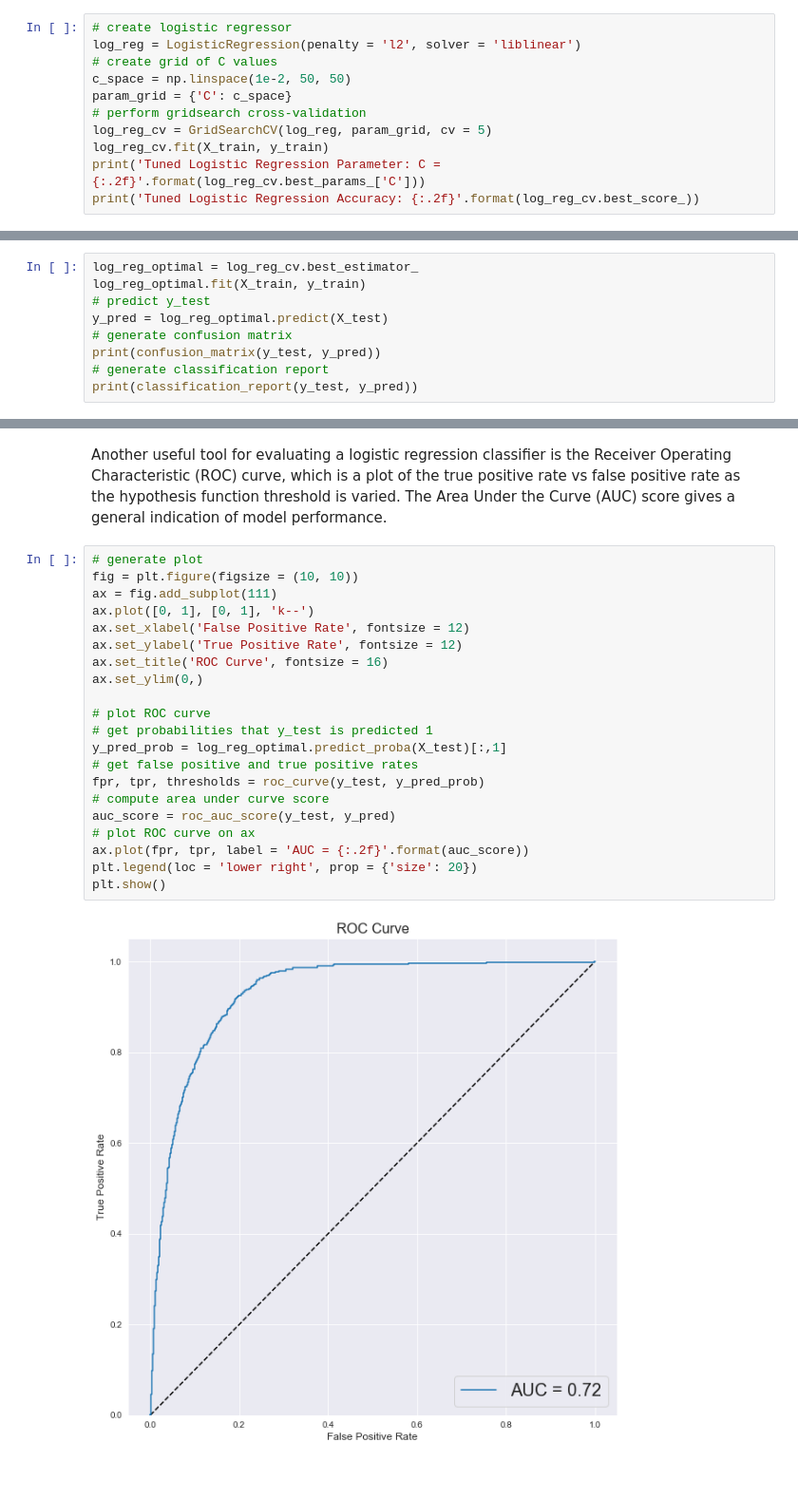
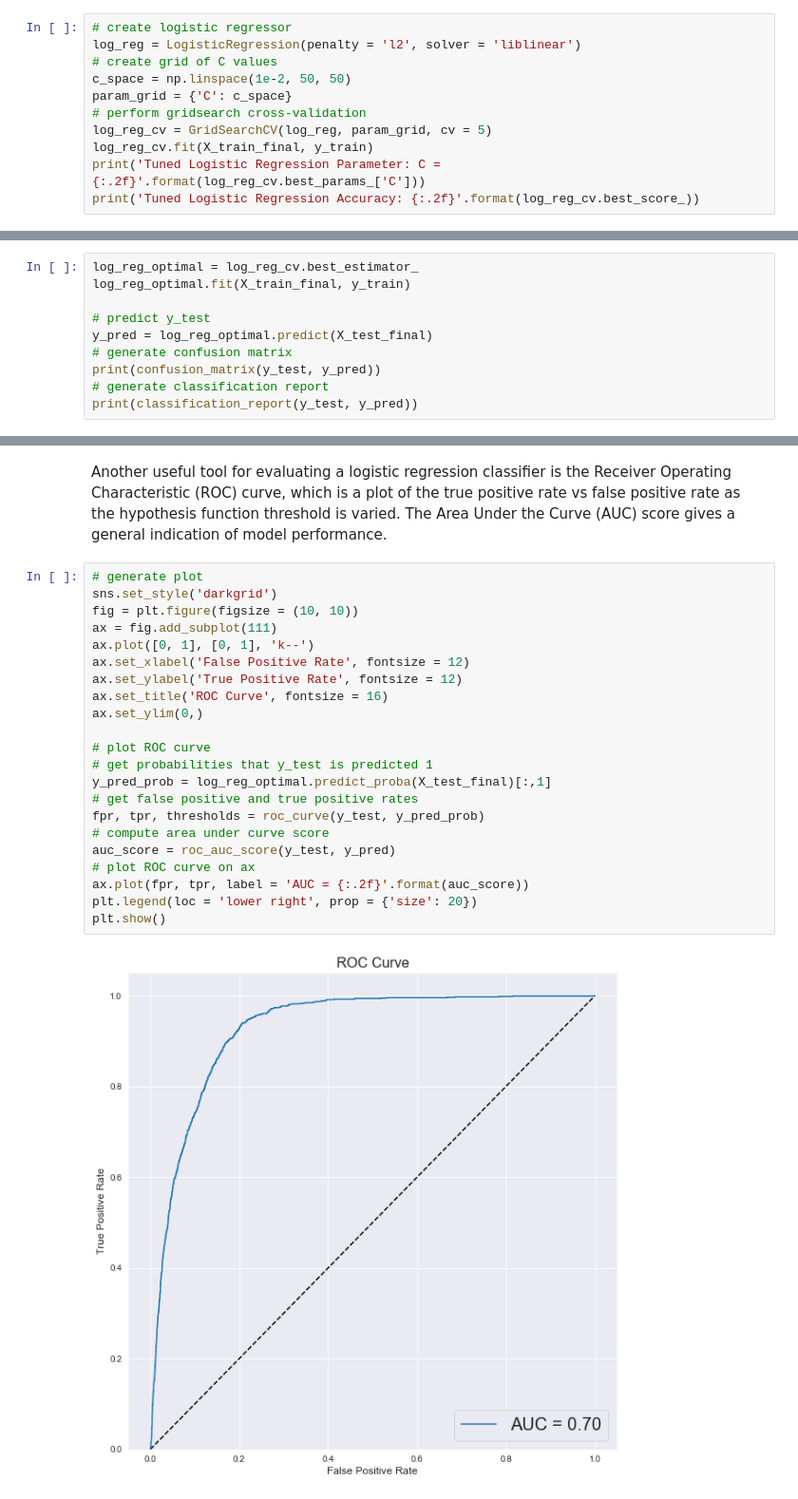
Before and after one commit to Nitram-codes/Supervised-Learning, a Jupyter notebook: Logistic Regression/Logistic Regression Portugese Bank.ipynb, the cells around one changed output, grey strips where cells are left out. Shown at 95% size. Saved outputs shown, nothing was run; the diff lists cells and outputs as text.

```diff
--- a/Logistic Regression/Logistic Regression Portugese Bank.ipynb
+++ b/Logistic Regression/Logistic Regression Portugese Bank.ipynb
@@ -103,7 +123,7 @@ c_space = np.linspace(1e-2, 50, 50)
 param_grid = {'C': c_space}
 # perform gridsearch cross-validation
 log_reg_cv = GridSearchCV(log_reg, param_grid, cv = 5)
-log_reg_cv.fit(X_train, y_train)
+log_reg_cv.fit(X_train_final, y_train)
 print('Tuned Logistic Regression Parameter: C = {:.2f}'.format(log_reg_cv.best_params_['C']))
 print('Tuned Logistic Regression Accuracy: {:.2f}'.format(log_reg_cv.best_score_))
 # %% [output]
@@ -115,9 +135,10 @@ The optimal regularisation hyperparameter $\alpha \approx 1$. We can place a hig
 We can create a new classifier with the tuned hyperparameters found by the grid search and make predictions on the testing set. The confusion matrix and classfication report further help us to evaluate the model performance.
 # %%
 log_reg_optimal = log_reg_cv.best_estimator_
-log_reg_optimal.fit(X_train, y_train)
+log_reg_optimal.fit(X_train_final, y_train)
+
 # predict y_test
-y_pred = log_reg_optimal.predict(X_test)
+y_pred = log_reg_optimal.predict(X_test_final)
 # generate confusion matrix
 print(confusion_matrix(y_test, y_pred))
 # generate classification report
@@ -139,24 +160,25 @@ The model performs significantly better for negative samples than positive sampl
 Another useful tool for evaluating a logistic regression classifier is the Receiver Operating Characteristic (ROC) curve, which is a plot of the true positive rate vs false positive rate as the hypothesis function threshold is varied. The Area Under the Curve (AUC) score gives a general indication of model performance.
 # %%
 # generate plot
+sns.set_style('darkgrid')
 fig = plt.figure(figsize = (10, 10))
 ax = fig.add_subplot(111)
 ax.plot([0, 1], [0, 1], 'k--')
 ax.set_xlabel('False Positive Rate', fontsize = 12)
 ax.set_ylabel('True Positive Rate', fontsize = 12)
 ax.set_title('ROC Curve', fontsize = 16)
 ax.set_ylim(0,)
 
 # plot ROC curve
 # get probabilities that y_test is predicted 1
-y_pred_prob = log_reg_optimal.predict_proba(X_test)[:,1]
+y_pred_prob = log_reg_optimal.predict_proba(X_test_final)[:,1]
 # get false positive and true positive rates
 fpr, tpr, thresholds = roc_curve(y_test, y_pred_prob)
 # compute area under curve score
 auc_score = roc_auc_score(y_test, y_pred)
 # plot ROC curve on ax
 ax.plot(fpr, tpr, label = 'AUC = {:.2f}'.format(auc_score))
 plt.legend(loc = 'lower right', prop = {'size': 20})
 plt.show()
 # %% [output]
-[figure, old version]
+[figure, new version]
```
Also changed, not shown: parts of 10 cells of this notebook, 1 other file.
